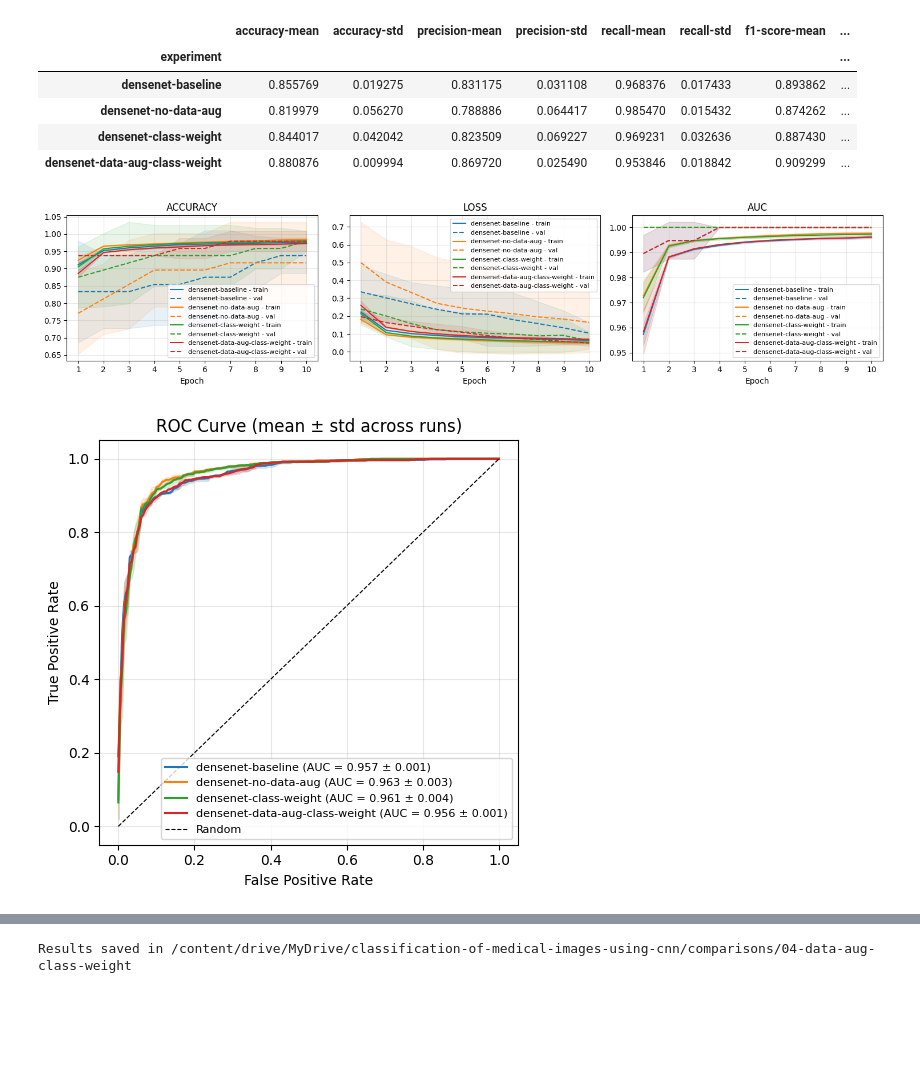
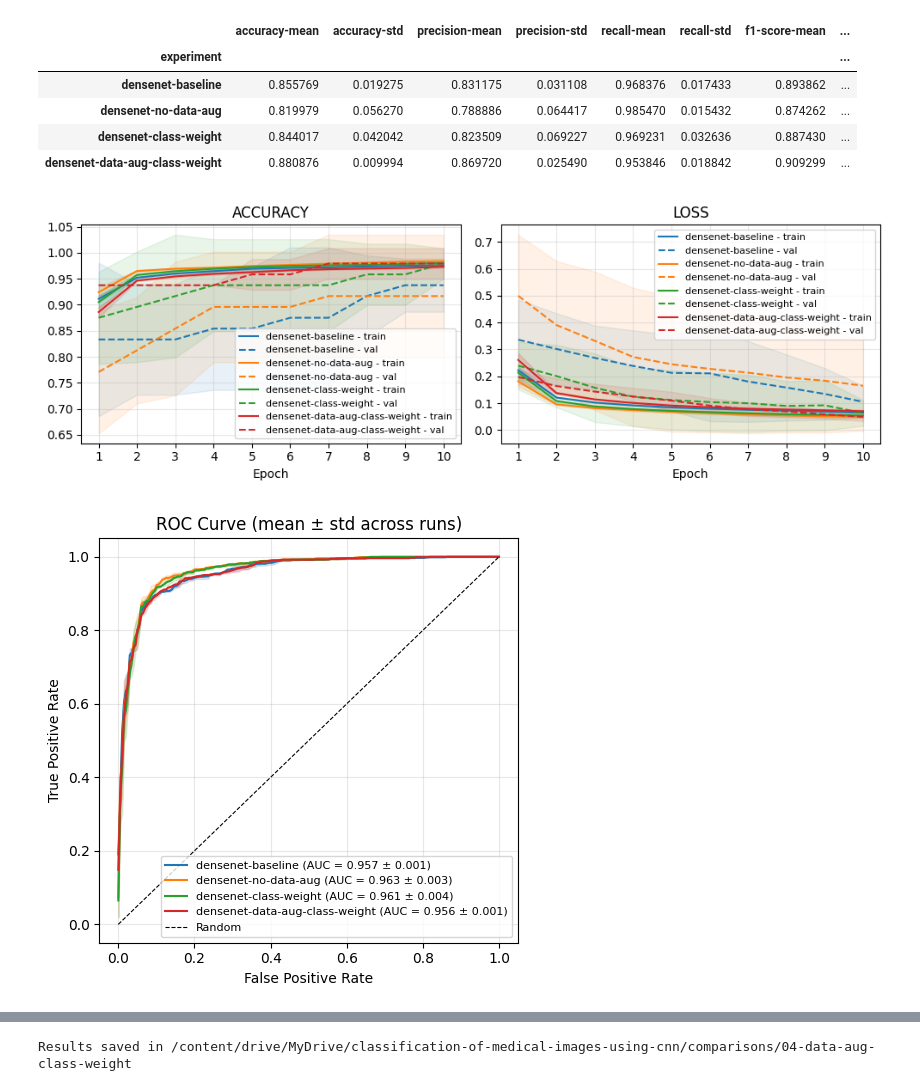
Before and after one commit to amartinsmg/classification-of-medical-images-using-cnn, a Jupyter notebook: notebooks/analyses/04_data_aug_class_weight.ipynb, the cells around one changed output, grey strips where cells are left out. Saved outputs shown, nothing was run; the diff lists cells and outputs as text; code cells hidden in the pictures; blank space fills up the shorter version.

```diff
--- a/notebooks/analyses/04_data_aug_class_weight.ipynb
+++ b/notebooks/analyses/04_data_aug_class_weight.ipynb
@@ -77,17 +70,18 @@ _ = full_comparison(
 # %%
 _ = full_comparison(
   base_result_dir=RESULT_PATH,
   experiment_names=densenet_exps,
+  history_metrics=["accuracy", "loss"],
   show_plot=True,
 )
 # %% [output]
 |  | accuracy-mean | accuracy-std | precision-mean | precision-std | recall-mean | recall-std | f1-score-mean | ... |
 | experiment |  |  |  |  |  |  |  | ... |
 | densenet-baseline | 0.855769 | 0.019275 | 0.831175 | 0.031108 | 0.968376 | 0.017433 | 0.893862 | ... |
 | densenet-no-data-aug | 0.819979 | 0.056270 | 0.788886 | 0.064417 | 0.985470 | 0.015432 | 0.874262 | ... |
 | densenet-class-weight | 0.844017 | 0.042042 | 0.823509 | 0.069227 | 0.969231 | 0.032636 | 0.887430 | ... |
 | densenet-data-aug-class-weight | 0.880876 | 0.009994 | 0.869720 | 0.025490 | 0.953846 | 0.018842 | 0.909299 | ... |
-[figure, old version]
+[figure, new version]
 [figure]
 [figure]
 # %%
```
Also changed, not shown: parts of 9 cells of this notebook.
